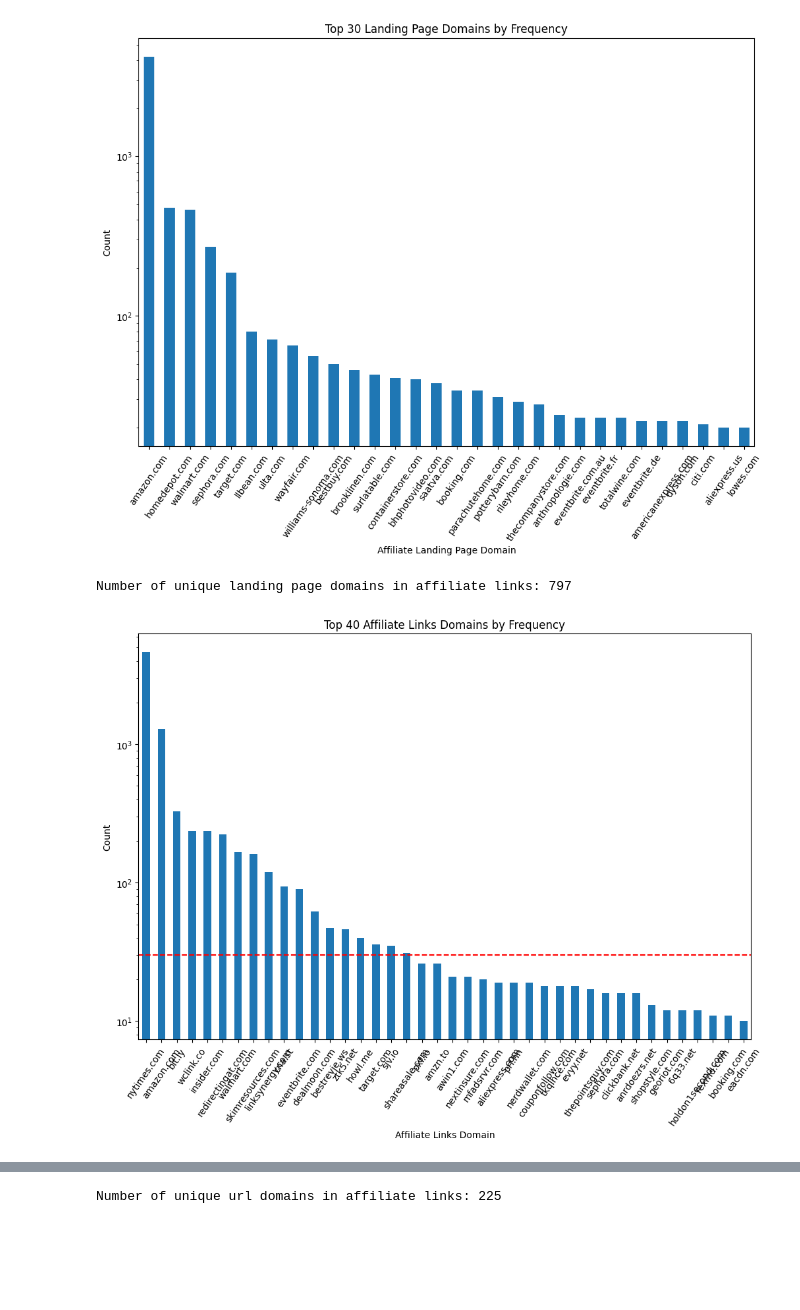
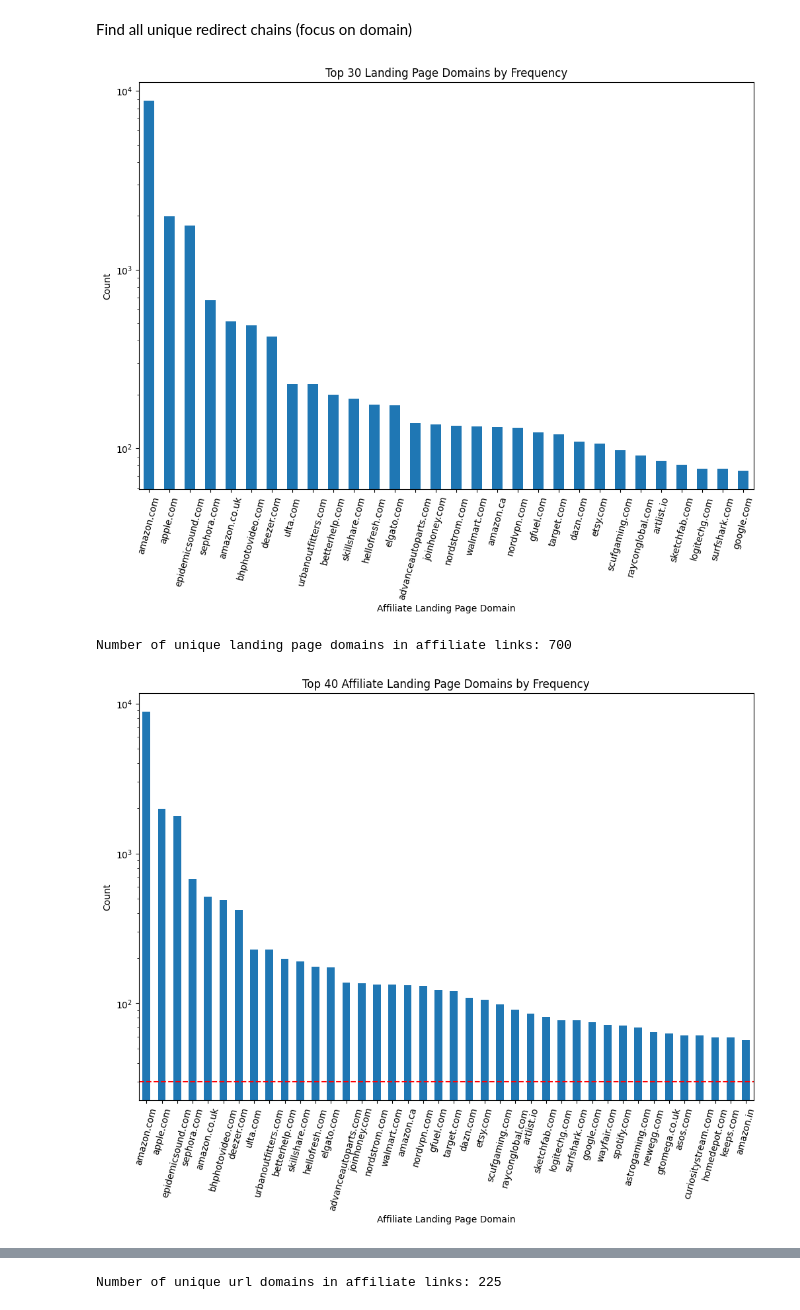
Before and after one commit to chensun96/WebMonetize, a Jupyter notebook: code/domain_analysis/analysis_domain.ipynb, the cells around one changed output, grey strips where cells are left out. Cells and saved outputs as stored; diff of their text form; code cells hidden in the pictures; blank space fills up the shorter version.

```diff
--- a/code/domain_analysis/analysis_domain.ipynb
+++ b/code/domain_analysis/analysis_domain.ipynb
@@ -9,0 +33,2 @@ tqdm.pandas()
+# %% [markdown]
+Find all unique redirect chains (focus on domain)
@@ -10,5 +60,5 @@ tqdm.pandas()
 # %%
-RECORDS_PATH = '../../output/domain_analysis/affiliate/records_sort_by_landing_page_02_21.csv'
+RECORDS_PATH = '/home/data/chensun/affi_project/purl/output/domain_analysis/affiliate/yt_sort_by_landing_page_05_17.csv'
 df = pd.read_csv(RECORDS_PATH)
 # %%
 domain_counts = df['landing_page_domain'].value_counts()
@@ -22,36 +72,34 @@ plt.xlabel('Affiliate Landing Page Domain')
 plt.ylabel('Count')
 plt.title('Top 30 Landing Page Domains by Frequency')
 plt.yscale('log')
-plt.xticks(rotation=55)  # Rotate labels for better readability
+plt.xticks(rotation=75)  # Rotate labels for better readability
 plt.show()
 # %% [output]
-[figure, old version]
+[figure, new version]
 # %%
 landing_page_domain = df['landing_page_domain'].nunique()
 print(f"Number of unique landing page domains in affiliate links: {landing_page_domain}")
 # %% [output]
-Number of unique landing page domains in affiliate links: 797
+Number of unique landing page domains in affiliate links: 700
 # %%
-# Assuming df is your DataFrame
-# Assuming df is your DataFrame
 
 # Assuming df is your DataFrame
-domain_counts = df['url_domain'].value_counts()
+domain_counts = df['landing_page_domain'].value_counts()
 
 # Selecting the top 40 domains
 top_40_domains = domain_counts.head(40)
 
 plt.figure(figsize=(12, 8))  # Adjusted for better display of 30 items
 top_40_domains.plot(kind='bar')
-plt.xlabel('Affiliate Links Domain')
+plt.xlabel('Affiliate Landing Page Domain')
 plt.ylabel('Count')
-plt.title('Top 40 Affiliate Links Domains by Frequency')
+plt.title('Top 40 Affiliate Landing Page Domains by Frequency')
 plt.yscale('log')
-plt.xticks(rotation=55)  # Rotate labels for better readability
+plt.xticks(rotation=75)  # Rotate labels for better readability
 
 # Add a horizontal line at y=30
 plt.axhline(y=30, color='r', linestyle='--')
 
 plt.show()
 # %% [output]
-[figure, old version]
+[figure, new version]
```
Also changed, not shown: parts of 16 cells of this notebook, 19 other files.
